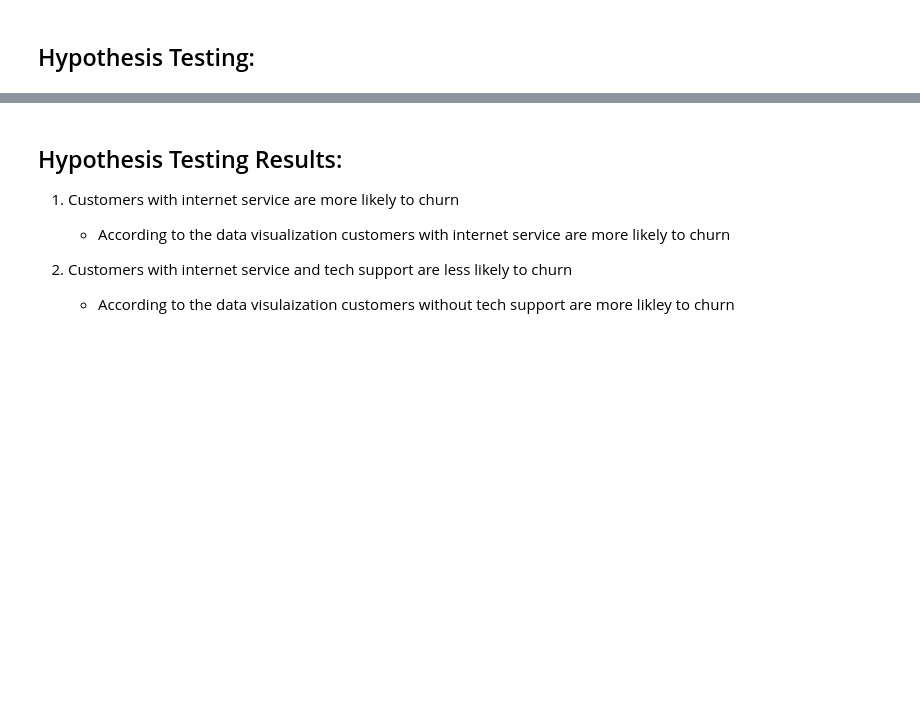
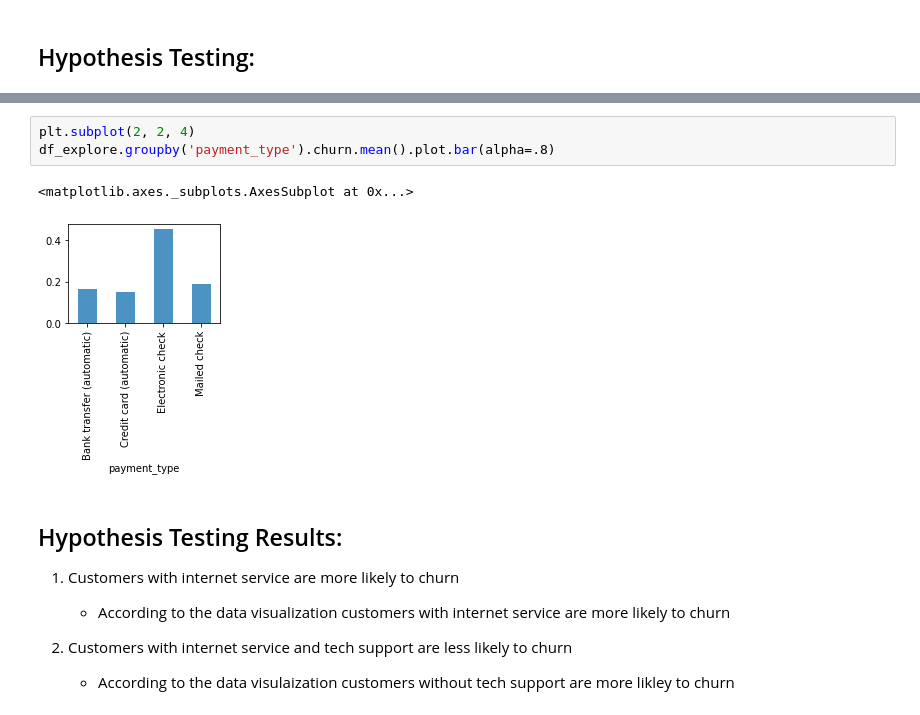
Before and after one commit to CSolitaire/telco_churn, a Jupyter notebook: solitaire_classification_project.ipynb, the cells around one changed output, grey strips where cells are left out. Drawn from its saved outputs; the diff is of its cells as text; blank space fills up the shorter version.

```diff
--- a/solitaire_classification_project.ipynb
+++ b/solitaire_classification_project.ipynb
@@ -264,3 +257,9 @@ plt.show()
+# %%
+plt.subplot(2, 2, 4)
+df_explore.groupby('payment_type').churn.mean().plot.bar(alpha=.8)
+# %% [output]
+<matplotlib.axes._subplots.AxesSubplot at 0x...>
+[figure, added]
 # %% [markdown]
 ## Hypothesis Testing Results:
 
```
Also changed, not shown: parts of 3 cells of this notebook.
